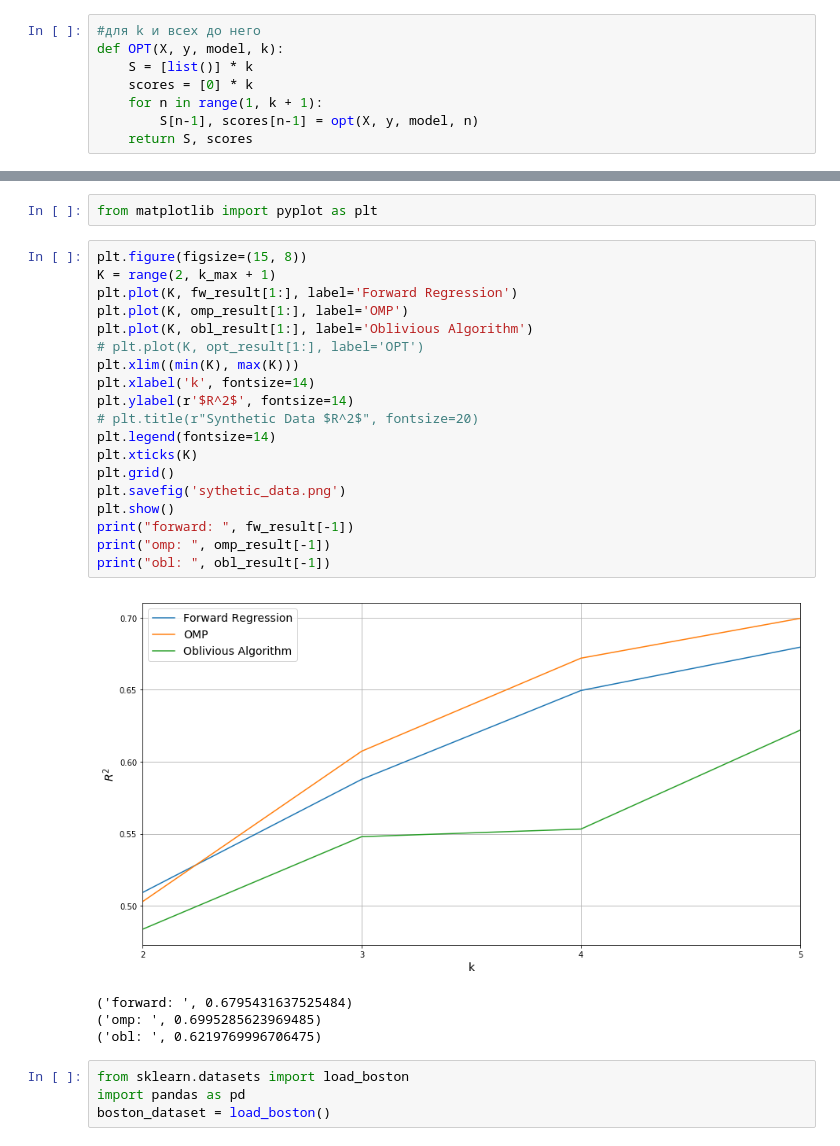
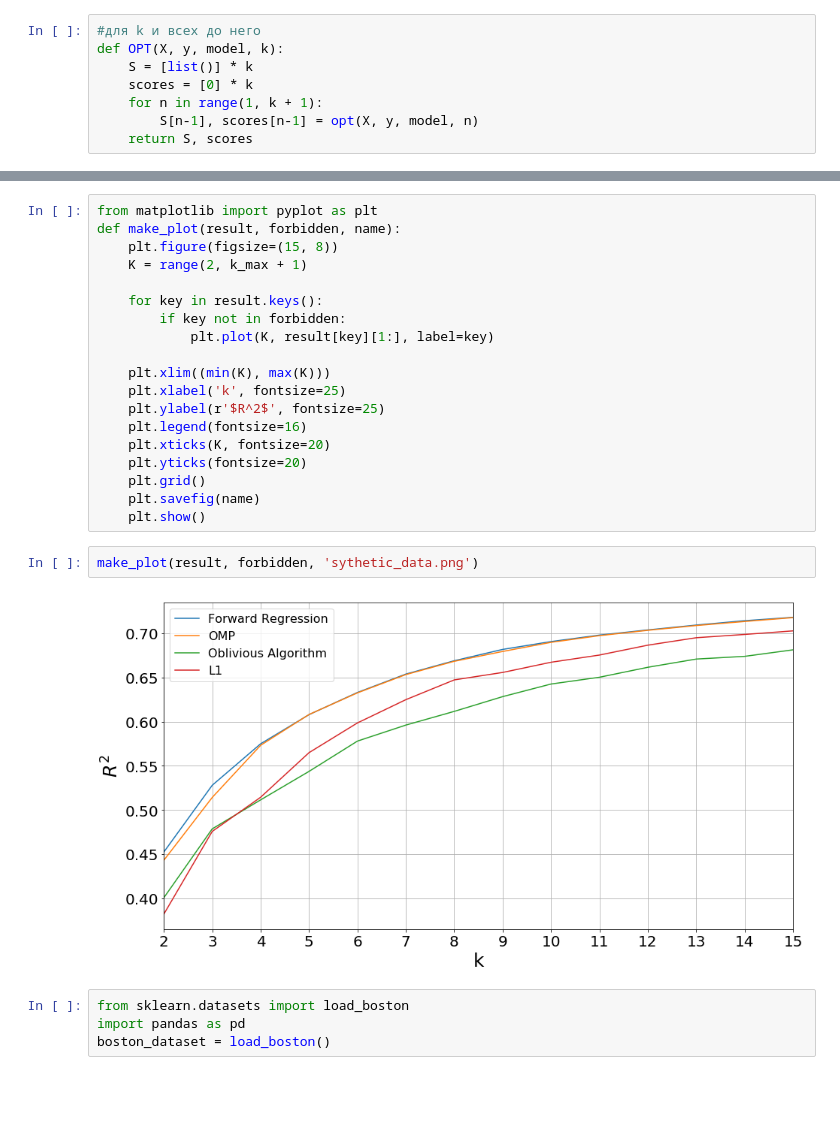
Before and after one commit to avxxx/Optimizing-Project-2020, a Jupyter notebook: Generation_and_prediction.ipynb, the cells around one changed output, grey strips where cells are left out. Saved outputs shown, nothing was run; the diff lists cells and outputs as text; blank space fills up the shorter version.

```diff
--- a/Generation_and_prediction.ipynb
+++ b/Generation_and_prediction.ipynb
@@ -161,29 +186,26 @@ obl_result /= times
-# %%
-from matplotlib import pyplot as plt
 # %%
-plt.figure(figsize=(15, 8))
-K = range(2, k_max + 1)
-plt.plot(K, fw_result[1:], label='Forward Regression')
-plt.plot(K, omp_result[1:], label='OMP')
-plt.plot(K, obl_result[1:], label='Oblivious Algorithm')
-# plt.plot(K, opt_result[1:], label='OPT')
-plt.xlim((min(K), max(K)))
-plt.xlabel('k', fontsize=14)
-plt.ylabel(r'$R^2$', fontsize=14)
-# plt.title(r"Synthetic Data $R^2$", fontsize=20)
-plt.legend(fontsize=14)
-plt.xticks(K)
-plt.grid()
-plt.savefig('sythetic_data.png')
-plt.show()
-print("forward: ", fw_result[-1])
-print("omp: ", omp_result[-1])
-print("obl: ", obl_result[-1])
+from matplotlib import pyplot as plt
+def make_plot(result, forbidden, name):
+    plt.figure(figsize=(15, 8))
+    K = range(2, k_max + 1)
+
+    for key in result.keys():
+        if key not in forbidden:
+            plt.plot(K, result[key][1:], label=key)
+
+    plt.xlim((min(K), max(K)))
+    plt.xlabel('k', fontsize=25)
+    plt.ylabel(r'$R^2$', fontsize=25)
+    plt.legend(fontsize=16)
+    plt.xticks(K, fontsize=20)
+    plt.yticks(fontsize=20)
+    plt.grid()
+    plt.savefig(name)
+    plt.show()
-# %% [output]
-[figure, removed]
-('forward: ', 0.6795431637525484)
-('omp: ', 0.6995285623969485)
-('obl: ', 0.6219769996706475)
+# %%
+make_plot(result, forbidden, 'sythetic_data.png')
+# %% [output]
+[figure, added]
 # %%
 from sklearn.datasets import load_boston
 import pandas as pd
```
Also changed, not shown: parts of 8 cells of this notebook.
